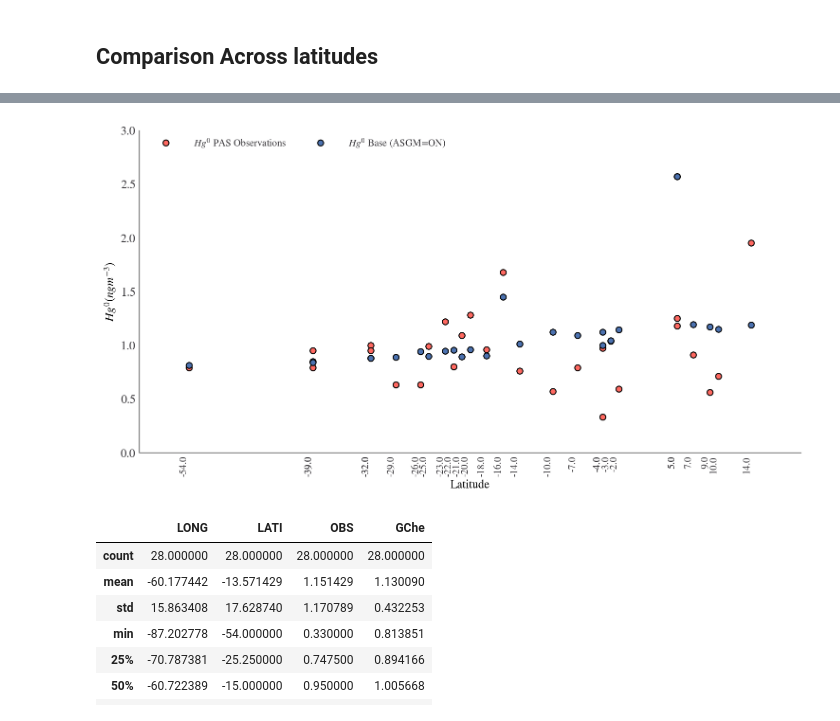
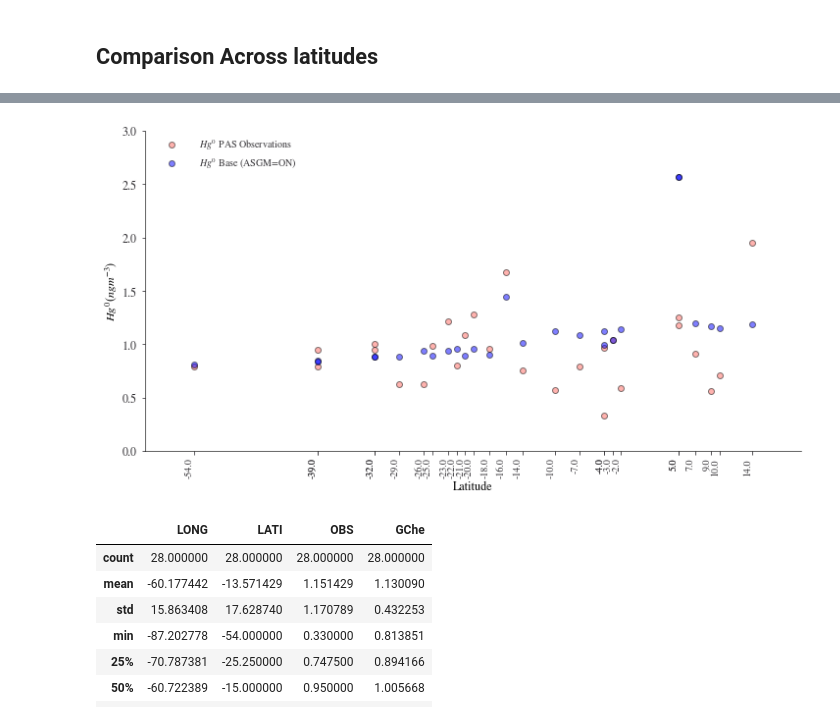
Before and after one commit to Shakes-tzd/MIT_TPP_thesis, a Jupyter notebook: JPnotebooks/LATAM_Passive_Sampler_Data_Analysis/Latam Tracer Concentrations Plots-2015.ipynb, the cells around one changed output, grey strips where cells are left out. Saved outputs shown, nothing was run; the diff lists cells and outputs as text; code cells hidden in the pictures.

```diff
--- a/JPnotebooks/LATAM_Passive_Sampler_Data_Analysis/Latam Tracer Concentrations Plots-2015.ipynb
+++ b/JPnotebooks/LATAM_Passive_Sampler_Data_Analysis/Latam Tracer Concentrations Plots-2015.ipynb
@@ -450,7 +510,7 @@ import geoplot.crs as gcrs
 # import regionmask
 import geopandas as gpd
 import geoplot as gplt
-Lapan= pd.read_csv('LapanData.csv')
+Lapan= pd.read_csv('latam_passive-sampler-data_isabel-quant.csv')
 # Creating GeoPandas GeoDataFrame using the Pandas Dataframe
 Lapan_gdf = gpd.GeoDataFrame(Lapan, geometry = gpd.points_from_xy(Lapan['Longitude'],Lapan['Latitude'] ))
 # %%
@@ -482,7 +536,7 @@ Lapan_gdf
 LAP=pd.DataFrame()
 LAP['LONG']=Lapan_gdf['Longitude']
 LAP['LATI']=Lapan_gdf['Latitude']
-LAP['OBS']=Lapan_gdf['Measured Conc (ng/m3)']
+LAP['OBS']=Lapan_gdf['GEM_Concentration(ng-m-3)']
 LAP =LAP.reset_index(drop=True)
 # %%
 LAP =LAP.reset_index(drop=True)
@@ -900,37 +937,37 @@ def legend_without_duplicate_labels(ax):
     handles, labels = ax.get_legend_handles_labels()
     unique = [(h, l) for i, (h, l) in enumerate(zip(handles, labels)) if l not in labels[:i]]
     ax.legend(*zip(*unique))
 
 labels = Latitude
 Hg0obs = df_passiveNgc['OBS'].drop(index=26)
 Hg0_GC = df_passiveNgc['GChe'].drop(index=26)
 
 x = Latitude  # the label locations
 
 
 fig, ax = plt.subplots(figsize=[12,6])
-rects1 = ax.plot(x,Hg0obs,'o', c=plot_colors['Observations'],label='$Hg^0$ PAS Observations')
-rects2 = ax.plot(x,Hg0_GC,'o', c='b',label='$Hg^0$ Base (ASGM=ON)')
+rects1 = ax.plot(x,Hg0obs,'o', c=plot_colors['Observations'],label='$Hg^0$ PAS Observations',alpha=0.5)
+rects2 = ax.plot(x,Hg0_GC,'o', c='b',label='$Hg^0$ Base (ASGM=ON)',alpha=0.5)
 
 
 # Add some text for labels, title and custom x-axis tick labels, etc.
 ax.set_ylabel('$Hg^0 (ngm^{-3})$')
 #ax.set_title('Comparison between observed $Hg^0$ annual averages and GEOS Chem $Hg^0$ annual averages in South America ')
 ax.set_xticks(x)
 ax.set_xticklabels(labels,rotation=90, fontsize=10,ha='right')
 #plt.xticks(x, labels, rotation='vertical')
 #ax.legend()
 
 ax.set_xlabel('Latitude')
 legend_without_duplicate_labels(ax)
-ax.legend(frameon=False, loc='upper left',ncol=2,handlelength=4)
+ax.legend(frameon=False, loc='upper left',handlelength=4)
 name='06-12-22_pas_vs_model_Hg0-per-year_by-latitude_001'
 savepath='/home/tzd/fs03/d1/tzd/Data_analysis/MIT_TPP_thesis/figures/Passive_Samplers/'+name+'.pdf'
 fig.savefig(savepath,bbox_inches='tight')
 
 plt.show()
 # %% [output]
-[figure, old version]
+[figure, new version]
 # %%
 df_passiveNgc.describe()
 # %% [output]
```
Also changed, not shown: parts of 45 cells of this notebook, 5 other files.
